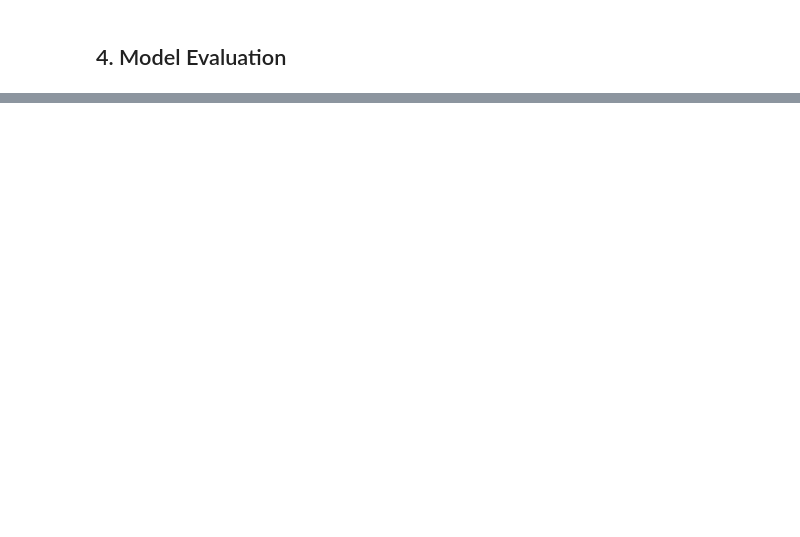
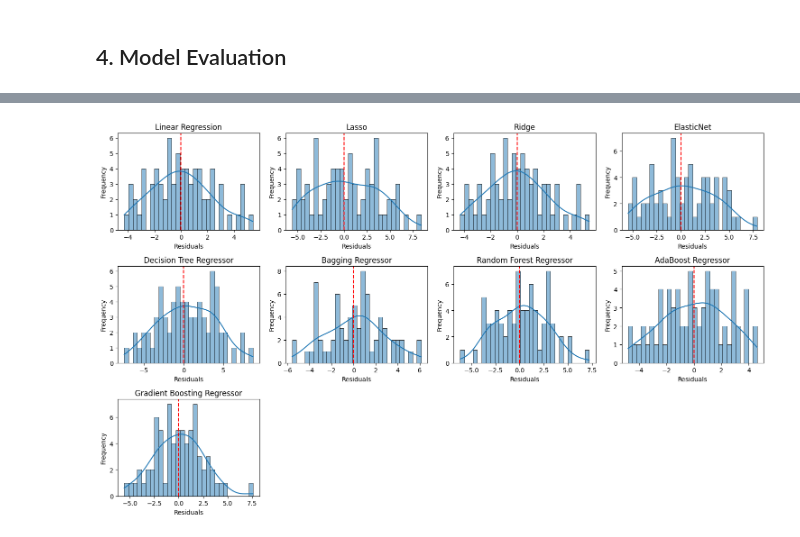
Before and after one commit to haroldeustaquio/Machine-Learning-Projects, a Jupyter notebook: Regression/Beer Consumption/testing.ipynb, the cells around one changed output, grey strips where cells are left out. Drawn from its saved outputs; the diff is of its cells as text; code cells hidden in the pictures; blank space fills up the shorter version.

```diff
--- a/Regression/Beer Consumption/testing.ipynb
+++ b/Regression/Beer Consumption/testing.ipynb
@@ -370,11 +371,8 @@ df_model = df[['mean_temp', 'min_temp', 'max_temp','end_of_week', 'beer_consumpt
 # %% [markdown]
 ## 3. Machine Learning Models
 # %%
-import pandas as pd
-from sklearn.metrics import mean_absolute_error, mean_squared_error, r2_score, mean_absolute_percentage_error
-
 regression_metrics = pd.DataFrame(columns=['Model', 'MAE', 'MSE', 'RMSE', 'R²'])
-models = {}
+y_pred_dict = {}
 
 def save_metrics(model, y_test, y_pred):
     global regression_metrics
@@ -383,6 +381,8 @@ def save_metrics(model, y_test, y_pred):
     rmse = mse ** 0.5
     r2 = r2_score(y_test, y_pred)
     mape = mean_absolute_percentage_error(y_test, y_pred)
+
+    y_pred_dict[model] = y_pred
 
     new_row = {
         'Model': model,
@@ -395,20 +395,6 @@ def save_metrics(model, y_test, y_pred):
 
     new_row_df = pd.DataFrame([new_row]).dropna(axis=1, how='all')
     regression_metrics = pd.concat([regression_metrics, new_row_df], ignore_index=True)
-# %%
-import matplotlib.pyplot as plt
-import seaborn as sns
-
-def plot_residuals(y_test, y_pred):
-    residuals = y_test - y_pred
-
-    plt.figure(figsize=(10, 6))
-    sns.histplot(residuals, kde=True, bins=30)
-    plt.title("Residuals Distribution")
-    plt.xlabel("Residuals")
-    plt.ylabel("Frequency")
-    plt.axvline(0, color='red', linestyle='--')
-    plt.show()
 # %%
 x = df_model.drop(columns='beer_consumption')
 y = df_model['beer_consumption']
@@ -581,0 +438,26 @@ regression_metrics
+# %%
+def plot_residuals(y_test, y_pred_dict):
+    n_preds = len(y_pred_dict)
+    n_cols = 4
+    n_rows = (n_preds + n_cols - 1) // n_cols  # Calculate the number of rows needed
+
+    fig, axes = plt.subplots(n_rows, n_cols, figsize=(15, 3 * n_rows))
+    axes = axes.flatten()
+
+    for i, (name, y_pred) in enumerate(y_pred_dict.items()):
+        residuals = y_test - y_pred
+        sns.histplot(residuals, kde=True, bins=30, ax=axes[i])
+        axes[i].set_title(f"{name}")
+        axes[i].set_xlabel("Residuals")
+        axes[i].set_ylabel("Frequency")
+        axes[i].axvline(0, color='red', linestyle='--')
+
+    for j in range(i + 1, len(axes)):
+        fig.delaxes(axes[j])
+
+    plt.tight_layout()
+    plt.show()
+# %%
+plot_residuals(y_test, y_pred_dict)
+# %% [output]
+[figure, added]
```
Also changed, not shown: parts of 57 cells of this notebook, 1 other file.
